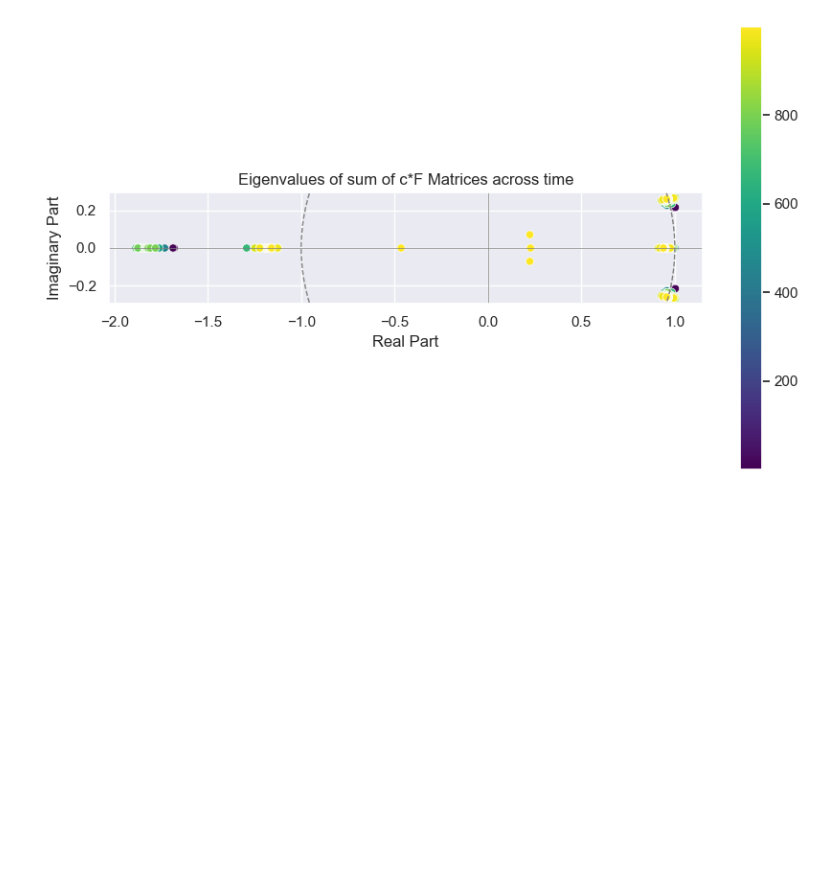
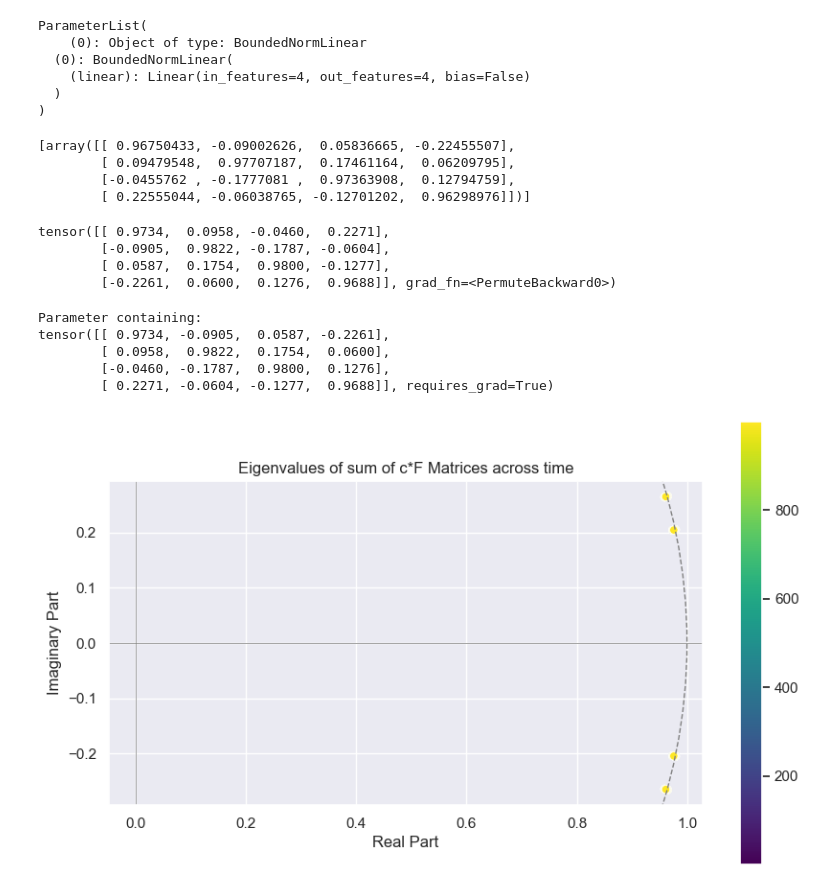
Before and after one commit to lianaak/dLDS-with-controls, a Jupyter notebook: dLDS_discrete/dlds_discrete/cdlds/dLDS_NN.ipynb, the cells around one changed output. Saved outputs shown, nothing was run; the diff lists cells and outputs as text; code cells hidden in the pictures; blank space fills up the shorter version.

Commit message:
changing linear layer to boundednormlinear

```diff
--- a/dLDS_discrete/dlds_discrete/cdlds/dLDS_NN.ipynb
+++ b/dLDS_discrete/dlds_discrete/cdlds/dLDS_NN.ipynb
@@ -9,13 +9,17 @@ import plotly.graph_objects as go
 import plotly.express as px
 import util
 # %%
-generator = DLDSwithControl(CdLDSDataGenerator(K=1, D_control=0, fix_point_change=False, eigenvalue_radius=0.999))
+K = 1
+generator = DLDSwithControl(CdLDSDataGenerator(K=K, D_control=0, fix_point_change=False, eigenvalue_radius=0.999))
 
 time_points = 1000
 
 # generate toy data
-X = generator.datasets.generate_data(time_points, sigma=0.01)
-states = generator.datasets.z_[1:]
+X = generator.datasets.generate_data(time_points, sigma=0.00)
+if K == 1:
+    states = torch.ones(time_points, 1).squeeze()
+else:
+    states = generator.datasets.z_#[1:]
 
 # z-score normalization
 # X = (X - X.mean(axis=0)) / X.std(axis=0)
@@ -23,4 +27,11 @@ np.save('data.npy', X)
 
 X1 = torch.tensor(X[:, :-1], dtype=torch.float32)
 X2 = torch.tensor(X[:, 1:], dtype=torch.float32)
+# %%
+# calculate the next time steps
+X_test = []
+for t in range(1, time_points):
+    next_state = generator.datasets.A @ X[:, t-1]
+    X_test.append(next_state)
+px.line(X2.T - np.array(X_test).reshape(-1,4)) #change unit
 # %%
@@ -32,5 +56,5 @@ np.save('states.npy', generator.datasets.z_)
 # %%
-num_subdyn = 2
+num_subdyn = 1
 input_size = X1.shape[0]
 output_size = X2.shape[0]
 
@@ -38,8 +62,8 @@ simple_model = DeepDLDS(input_size, output_size, num_subdyn, X1.shape[1])
 model = torch.load('models/model.pth', weights_only=False)
 simple_model.load_state_dict(model)
 
-X2_hat = util.single_step(X1, simple_model) # single step reconstruction
-X2_hat_multi = util.multi_step(X1, simple_model) # multi step reconstruction
+X2_hat = util.single_step(X1.T, simple_model) # single step reconstruction
+X2_hat_multi = util.multi_step(X1.T, simple_model) # multi step reconstruction
 # %%
 util.plotting(X2.T, title='Ground Truth', plot_states=True, states=states)
 util.plotting(torch.stack(X2_hat).squeeze(), title='Single-step reconstruction', plot_states=True, states=states)
@@ -63,3 +87,34 @@ util.plotting(residuals, title='Residuals of the multi-step reconstruction', plo
+# %%
+simple_model.F
+# %% [output]
+ParameterList(
+    (0): Object of type: BoundedNormLinear
+  (0): BoundedNormLinear(
+    (linear): Linear(in_features=4, out_features=4, bias=False)
+  )
+)
+# %%
+generator.datasets.A
+# %% [output]
+[array([[ 0.96750433, -0.09002626,  0.05836665, -0.22455507],
+        [ 0.09479548,  0.97707187,  0.17461164,  0.06209795],
+        [-0.0455762 , -0.1777081 ,  0.97363908,  0.12794759],
+        [ 0.22555044, -0.06038765, -0.12701202,  0.96298976]])]
+# %%
+simple_model.F[0].effective_W()
+# %% [output]
+tensor([[ 0.9734,  0.0958, -0.0460,  0.2271],
+        [-0.0905,  0.9822, -0.1787, -0.0604],
+        [ 0.0587,  0.1754,  0.9800, -0.1277],
+        [-0.2261,  0.0600,  0.1276,  0.9688]], grad_fn=<PermuteBackward0>)
+# %%
+simple_model.F[0].weight
+# %% [output]
+Parameter containing:
+tensor([[ 0.9734, -0.0905,  0.0587, -0.2261],
+        [ 0.0958,  0.9822,  0.1754,  0.0600],
+        [-0.0460, -0.1787,  0.9800,  0.1276],
+        [ 0.2271, -0.0604, -0.1277,  0.9688]], requires_grad=True)
 # %%
 #%%script true
 import numpy.linalg as linalg
@@ -77,7 +132,7 @@ colors = {'1': 'red', '2': 'blue', '3': 'green', '4': 'purple'}
 data = []
 
 for t in range(X2.shape[1]):
-    f_sum = np.sum([simple_model.coeffs[idx].detach().numpy()[t]*f_i.effective_W().detach().numpy() for idx, f_i in enumerate(simple_model.F)], axis=0)
+    f_sum = np.sum([simple_model.coeffs[idx].detach().numpy()[t]*f_i.weight.detach().numpy() for idx, f_i in enumerate(simple_model.F)], axis=0)
     eigenvalue = linalg.eig(f_sum)[0]
     df = pd.DataFrame({'real': np.real(eigenvalue), 'imag': np.imag(eigenvalue)})
     data.append(df)
@@ -85,31 +140,31 @@ for t in range(X2.shape[1]):
 df = pd.concat(data, keys=[str(i+1) for i in range(X2.shape[1])])
 
 ax = sns.scatterplot(data=df, x='real', y='imag', alpha=1, hue=df.index.get_level_values(0), palette='viridis', marker='o', legend=False)
 
 # Add a colorbar
 norm = plt.Normalize(1, 999)
 sm = plt.cm.ScalarMappable(cmap="viridis", norm=norm)
 sm.set_array([])  # Needed to trick colorbar into working with ScalarMappable
 
 cbar = plt.colorbar(
     plt.cm.ScalarMappable(cmap='viridis', norm=norm),
     ax=plt.gca()
 )
 
 plt.axhline(0, color='gray', lw=0.5)
 plt.axvline(0, color='gray', lw=0.5)
 plt.xlabel('Real Part')
 plt.ylabel('Imaginary Part')
 plt.title('Eigenvalues of sum of c*F Matrices across time')
 
 # Add a unit circle
 unit_circle = plt.Circle((0, 0), 1, color='gray', fill=False, linestyle='--')
 plt.gca().add_artist(unit_circle)
 
 # Set equal scaling to ensure the unit circle is round
 plt.gca().set_aspect('equal', adjustable='box')
 
 # Show the plot
 plt.show()
 # %% [output]
-[figure, old version]
+[figure, new version]
```
Also changed, not shown: parts of 4 cells of this notebook, 6 other files.
